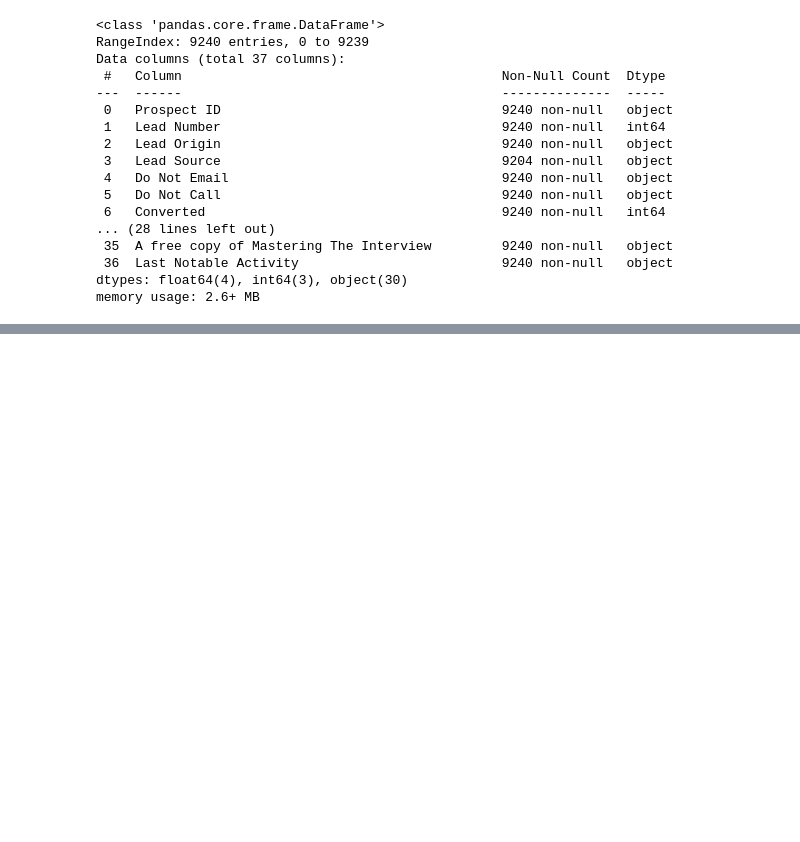
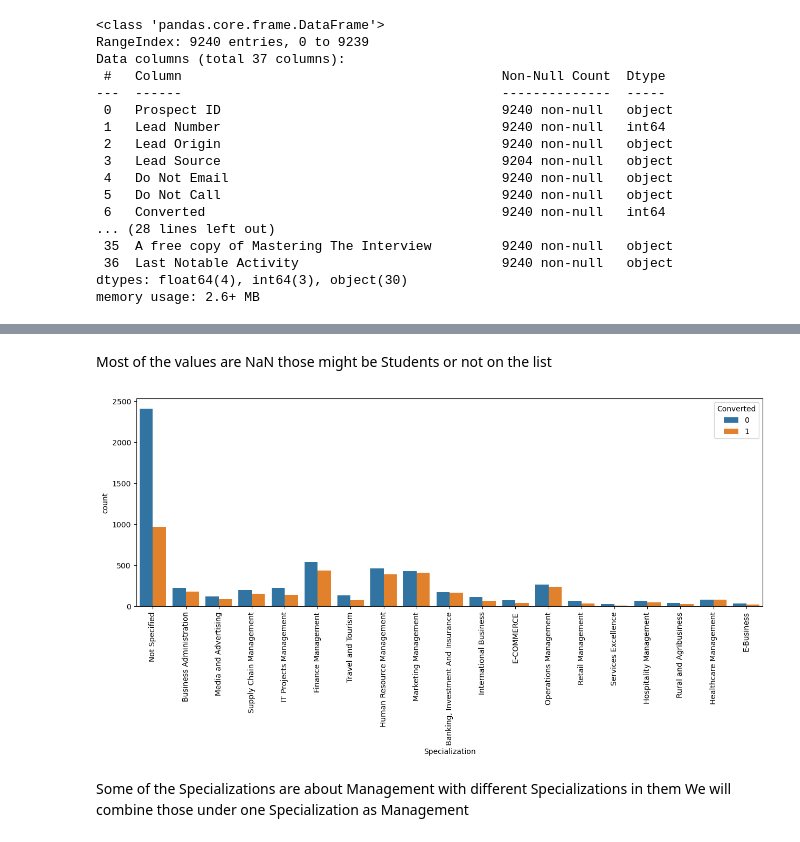
Before and after one commit to adityapotdar11/Lead-Score-Case-Study-X-Education, a Jupyter notebook: Lead-Score-Case-Study-X-Education.ipynb, the cells around one changed output, grey strips where cells are left out. Cells and saved outputs as stored; diff of their text form; code cells hidden in the pictures; blank space fills up the shorter version.

```diff
--- a/Lead-Score-Case-Study-X-Education.ipynb
+++ b/Lead-Score-Case-Study-X-Education.ipynb
@@ -57,0 +245,16 @@ leads.describe()
+# %% [markdown]
+Most of the values are NaN those might be Students or not on the list
+# %%
+leads['Specialization'] = leads['Specialization'].replace(np.nan, 'Not Specified')
+# %%
+# Plotting spread of Specialization columnn
+
+plt.figure(figsize=(15,5))
+s1=sns.countplot(x = "Specialization", hue = "Converted", data = leads)
+s1.set_xticklabels(s1.get_xticklabels(),rotation=90)
+plt.show()
+# %% [output]
+[figure, added]
+# %% [markdown]
+Some of the Specializations are about Management with different Specializations in them</br>
+We will combine those under one Specialization as Management
```
Also changed, not shown: parts of 189 cells of this notebook.
